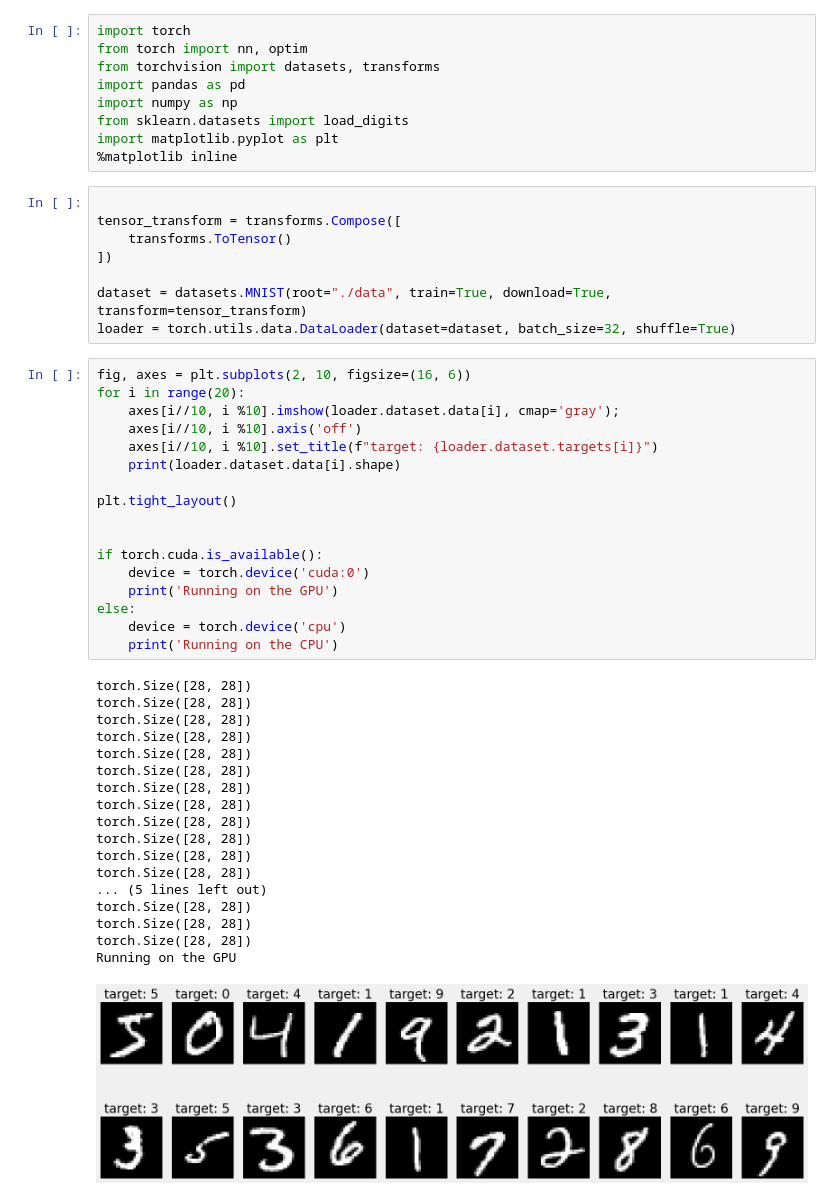
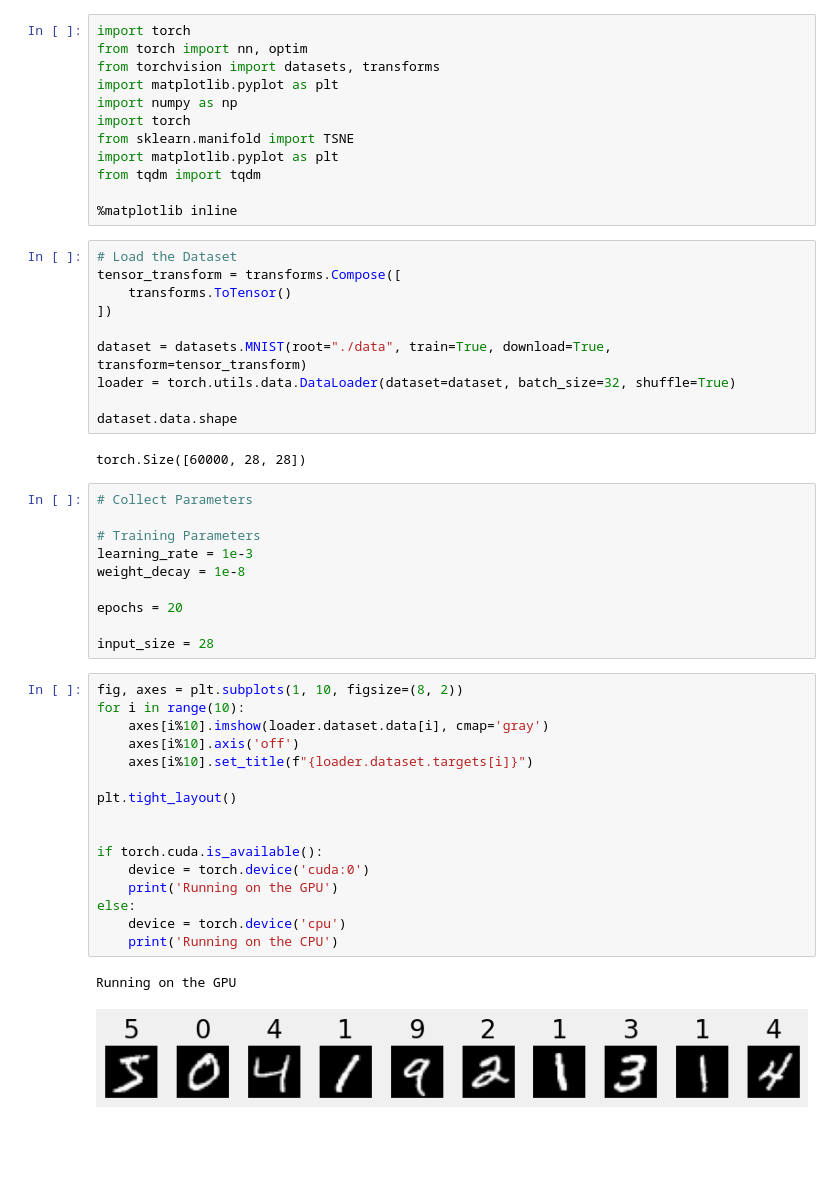
Before and after one commit to justinhangoebl/residual-quantization, a Jupyter notebook: ae.ipynb, the cells around one changed output. Drawn from its saved outputs; the diff is of its cells as text; blank space fills up the shorter version.

```diff
--- a/ae.ipynb
+++ b/ae.ipynb
@@ -2,55 +2,55 @@
 import torch
 from torch import nn, optim
 from torchvision import datasets, transforms
-import pandas as pd
+import matplotlib.pyplot as plt
 import numpy as np
-from sklearn.datasets import load_digits
+import torch
+from sklearn.manifold import TSNE
 import matplotlib.pyplot as plt
+from tqdm import tqdm
+
 %matplotlib inline
 # %%
-
+# Load the Dataset
 tensor_transform = transforms.Compose([
     transforms.ToTensor()
 ])
 
 dataset = datasets.MNIST(root="./data", train=True, download=True, transform=tensor_transform)
 loader = torch.utils.data.DataLoader(dataset=dataset, batch_size=32, shuffle=True)
+
+dataset.data.shape
+# %% [output]
+torch.Size([60000, 28, 28])
+# %%
+# Collect Parameters
+
+# Training Parameters
+learning_rate = 1e-3
+weight_decay = 1e-8
+
+epochs = 20
+
+input_size = 28
 # %%
-fig, axes = plt.subplots(2, 10, figsize=(16, 6))
-for i in range(20):
-    axes[i//10, i %10].imshow(loader.dataset.data[i], cmap='gray');
-    axes[i//10, i %10].axis('off')
-    axes[i//10, i %10].set_title(f"target: {loader.dataset.targets[i]}")
-    print(loader.dataset.data[i].shape)
+fig, axes = plt.subplots(1, 10, figsize=(8, 2))
+for i in range(10):
+    axes[i%10].imshow(loader.dataset.data[i], cmap='gray')
+    axes[i%10].axis('off')
+    axes[i%10].set_title(f"{loader.dataset.targets[i]}")
 
 plt.tight_layout()
 
 
 if torch.cuda.is_available():
     device = torch.device('cuda:0')
     print('Running on the GPU')
 else:
     device = torch.device('cpu')
     print('Running on the CPU')
 # %% [output]
-torch.Size([28, 28])
-torch.Size([28, 28])
-torch.Size([28, 28])
-torch.Size([28, 28])
-torch.Size([28, 28])
-torch.Size([28, 28])
-torch.Size([28, 28])
-torch.Size([28, 28])
-torch.Size([28, 28])
-torch.Size([28, 28])
-torch.Size([28, 28])
-torch.Size([28, 28])
-... (5 lines left out)
-torch.Size([28, 28])
-torch.Size([28, 28])
-torch.Size([28, 28])
 Running on the GPU
-[figure, old version]
+[figure, new version]
 # %%
 class AutoEncoder(nn.Module):
     def __init__(self):
```
Also changed, not shown: parts of 7 cells of this notebook, 1 other file.
